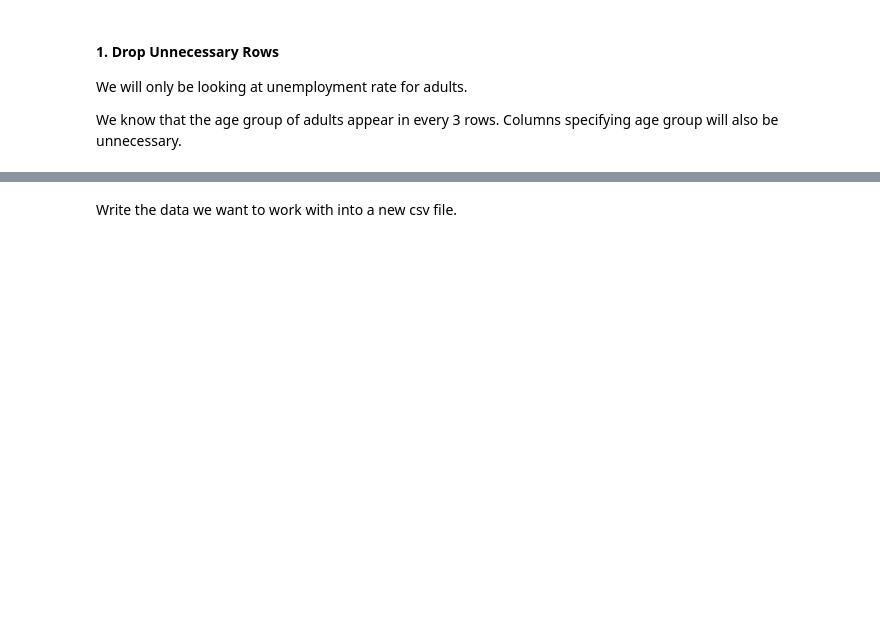
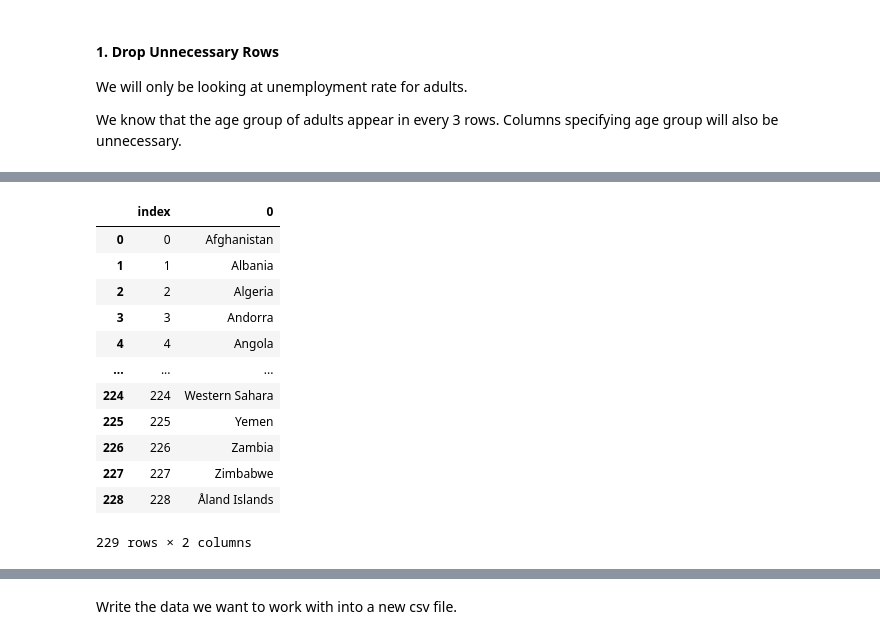
Before and after one commit to niannianwang/Global-Unemployment-Prediction, a Jupyter notebook: notebook.ipynb, the cells around one changed output, grey strips where cells are left out. Drawn from its saved outputs; the diff is of its cells as text; code cells hidden in the pictures; blank space fills up the shorter version.

```diff
--- a/notebook.ipynb
+++ b/notebook.ipynb
@@ -44,0 +54,3 @@ adults_data
+# %%
+from bs4 import BeautifulSoup
+soup = BeautifulSoup(r.text, 'html.parser')
@@ -44,0 +61,9 @@ adults_data
+# %%
+countries_continents = soup.find_all('td')
+continents_dict = {}
+for i in range(0, len(countries_continents), 2):
+    if countries_continents[i+1].text not in continents_dict:
+        continents_dict[countries_continents[i+1].text] = [countries_continents[i].text]
+    else:
+        continents_dict[countries_continents[i+1].text].append(countries_continents[i].text)
+continents_dict
@@ -44,0 +134,22 @@ adults_data
+# %%
+# all countries scraped from website
+website_countries = (pd.Series([country for list in continents_dict.values() for country in list])
+                     .sort_values()
+                     .reset_index(drop=True)
+                     .to_frame()
+                     .reset_index())
+website_countries
+# %% [output]
+|  | index | 0 |
+| 0 | 0 | Afghanistan |
+| 1 | 1 | Albania |
+| 2 | 2 | Algeria |
+| 3 | 3 | Andorra |
+| 4 | 4 | Angola |
+| ... | ... | ... |
+| 224 | 224 | Western Sahara |
+| 225 | 225 | Yemen |
+| 226 | 226 | Zambia |
+| 227 | 227 | Zimbabwe |
+| 228 | 228 | Åland Islands |
+229 rows × 2 columns
```
Also changed, not shown: parts of 16 cells of this notebook, 3 other files.
